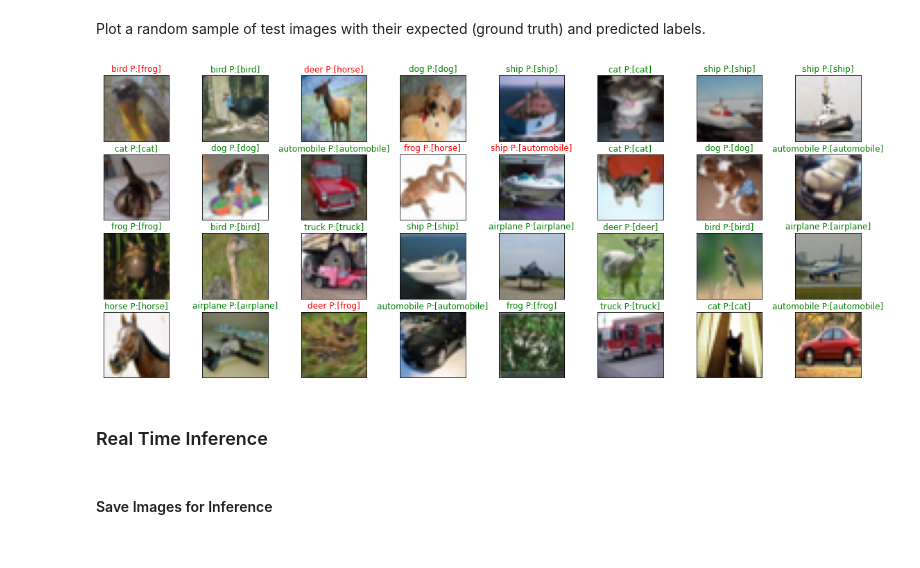
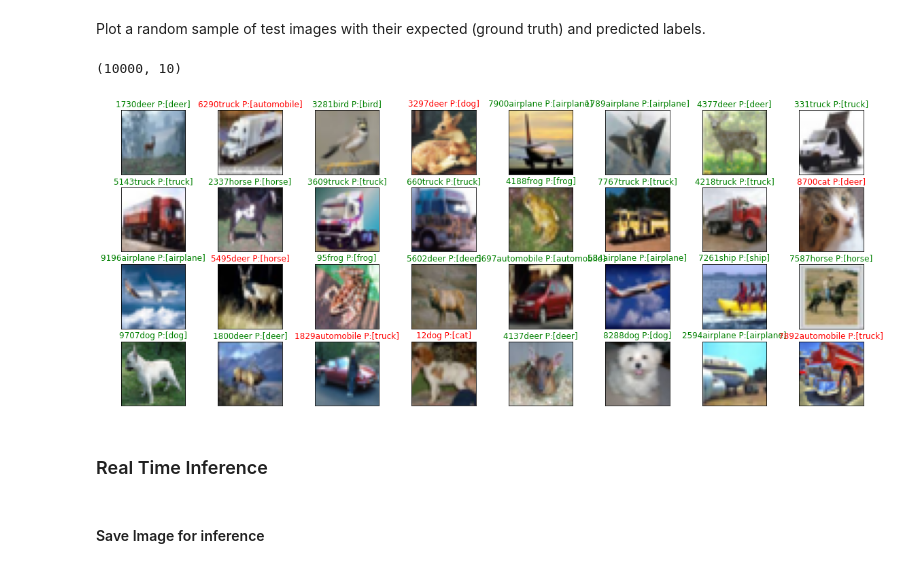
Before and after one commit to arunprsh/SageMaker-TensorFlow-Multi-Model, a Jupyter notebook: Model-1 CIFAR-10 Classifier CNN (Local).ipynb, the cells around one changed output. Drawn from its saved outputs; the diff is of its cells as text; code cells hidden in the pictures.

```diff
--- a/Model-1 CIFAR-10 Classifier CNN (Local).ipynb
+++ b/Model-1 CIFAR-10 Classifier CNN (Local).ipynb
@@ -244,17 +244,21 @@ array([0.00369911, 0.00563525, 0.00172861, 0.2565028 , 0.00163426,
 # %%
 # pick 32 random image IDs from the total 10000 images
 random_ids = np.random.choice(10000, size=32, replace=False)
+# %%
+y_pred.shape
+# %% [output]
+(10000, 10)
 # %%
 fig = plt.figure(figsize=(20, 8))
 for i, idx in enumerate(random_ids):
     ax = fig.add_subplot(4, 8, i+1, xticks=[], yticks=[])
     ax.imshow(np.squeeze(X_test[idx]))
     pred_idx = np.argmax(y_pred[idx])
     true_idx = np.argmax(y_test[idx])
-    ax.set_title('{} P:[{}]'.format(CIFAR10_LABELS[true_idx],
+    ax.set_title('{}{} P:[{}]'.format(idx, CIFAR10_LABELS[true_idx],
                                     CIFAR10_LABELS[pred_idx]),
                                     color=('green' if pred_idx == true_idx else 'red'))
 # %% [output]
-[figure, old version]
+[figure, new version]
 # %% [markdown]
 ### Real Time Inference
@@ -263,2 +268,2 @@ import cv2
 # %% [markdown]
-#### Save Images for Inference
+#### Save Image for inference
```
Also changed, not shown: parts of 19 cells of this notebook, 7 other files.
